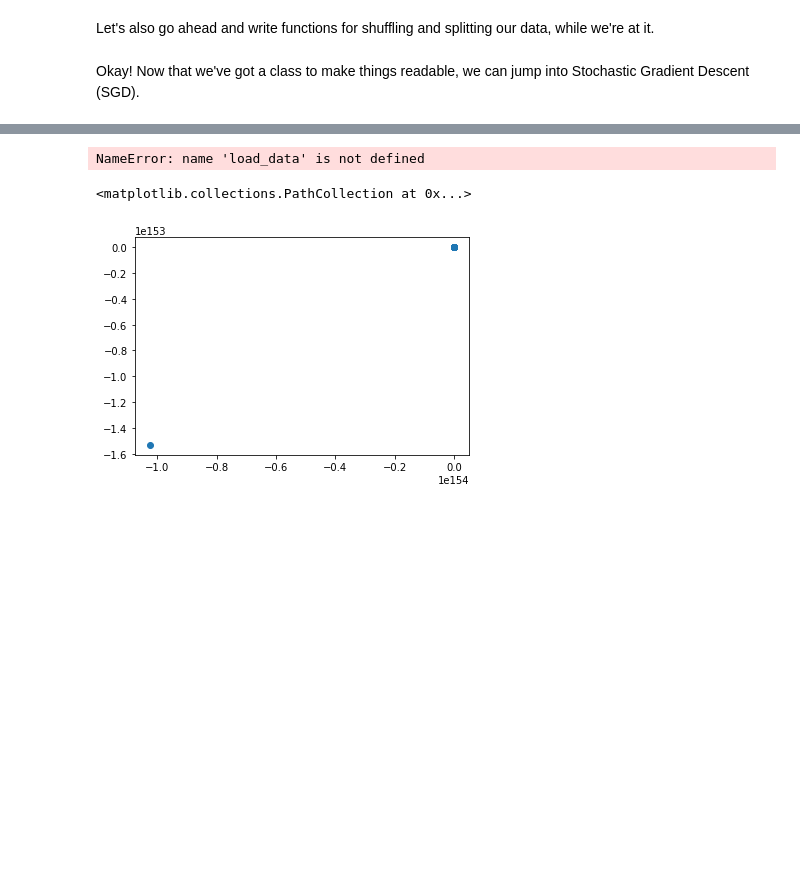
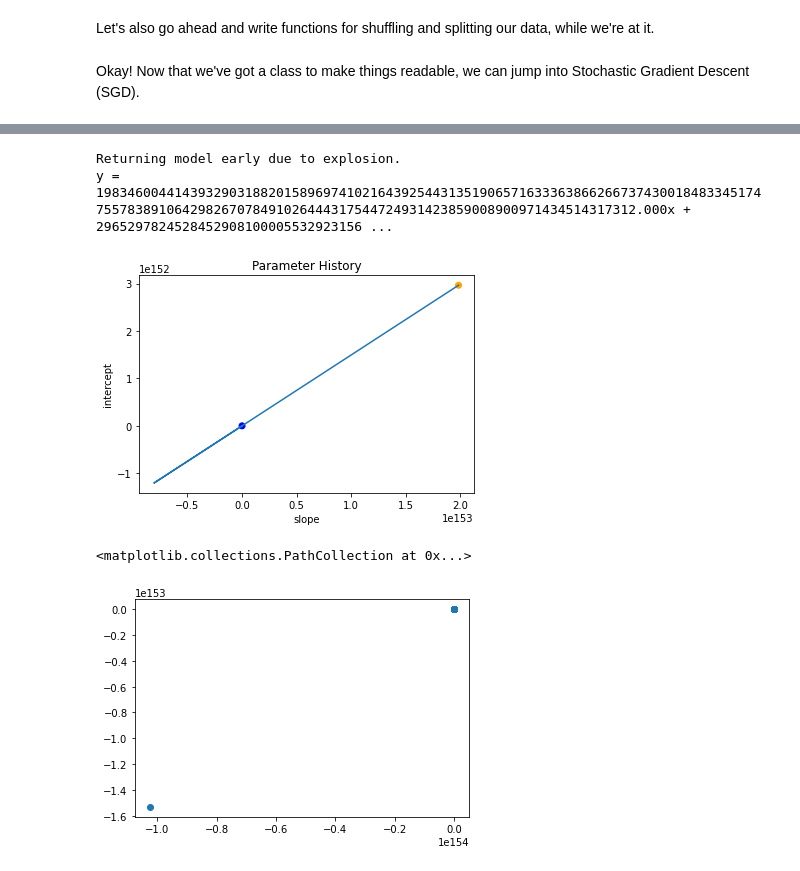
Before and after one commit to danhales/exploding-gradient, a Jupyter notebook: exploding-gradient.ipynb, the cells around one changed output, grey strips where cells are left out. Saved outputs shown, nothing was run; the diff lists cells and outputs as text; code cells hidden in the pictures; blank space fills up the shorter version.

```diff
--- a/exploding-gradient.ipynb
+++ b/exploding-gradient.ipynb
@@ -548,11 +571,11 @@ def batch_gradient_descent(x_values=None,
 x, y = load_data()
 x_train, x_test, y_train, y_test = train_test_split(x,y)
 model = batch_gradient_descent(num_epochs=1000,
-                               learning_rate=1,
+                               learning_rate=.1,
                                x_values=x_train,
                                y_values=y_train,
-                               initial_m=100,
-                               initial_b=10,
+                               initial_m=1,
+                               initial_b=1,
                                true_m=-1,
                                true_b=10,
                                threshold_m=0.01,
@@ -560,12 +583,23 @@ model = batch_gradient_descent(num_epochs=1000,
                                seed=0)
 print(model)
 # %% [output]
-NameError: name 'load_data' is not defined
+Returning model early due to explosion.
+y = 1983460044143932903188201589697410216439254431351906571633363866266737430018483345174755783891064298267078491026444317544724931423859008900971434514317312.000x + 2965297824528452908100005532923156 ...
 # %%
 import tqdm
+import matplotlib.pyplot as plt
 
-ms = [step['m'] for step in tqdm.tqdm(model.history)]
-bs = [step['b'] for step in tqdm.tqdm(model.history)]
+def plot_history(model):
+    ms = [step['m'] for step in model.history]
+    bs = [step['b'] for step in model.history]
+
+    plt.scatter([ms[0], ms[-1]], [bs[0], bs[-1]], c=['blue', 'orange'])
+    plt.plot(ms, bs);
+    plt.xlabel('slope')
+    plt.ylabel('intercept')
+    plt.title('Parameter History');
+# %% [output]
+[figure, added]
 # %%
 m_subset = ms[::int(len(ms)/100)]
 b_subset = bs[::int(len(bs)/100)]
```
Also changed, not shown: parts of 11 cells of this notebook.
